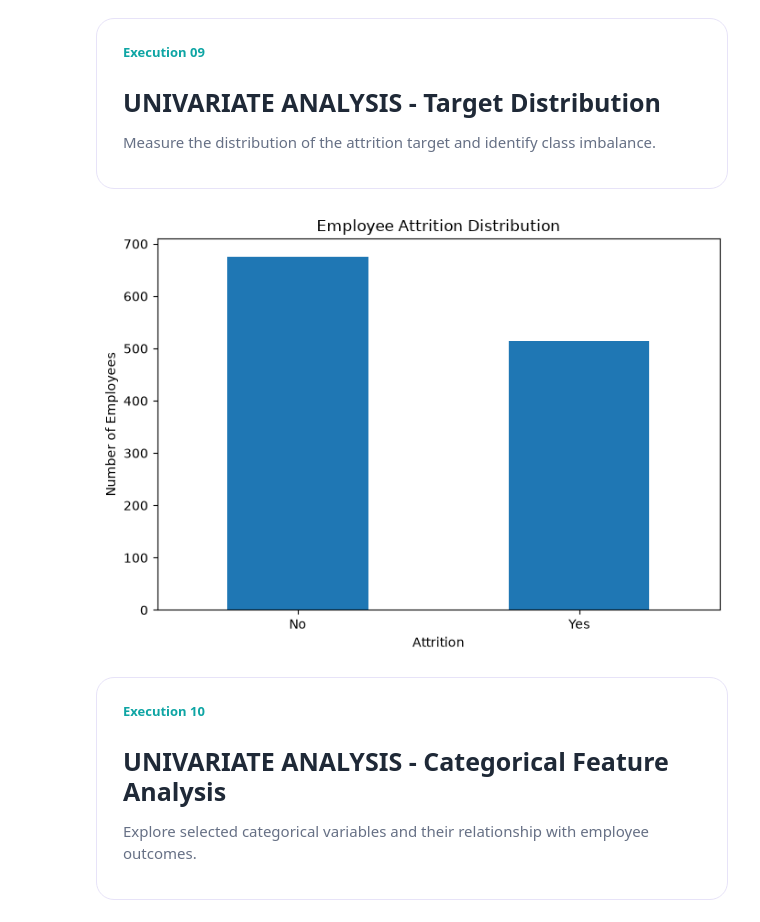
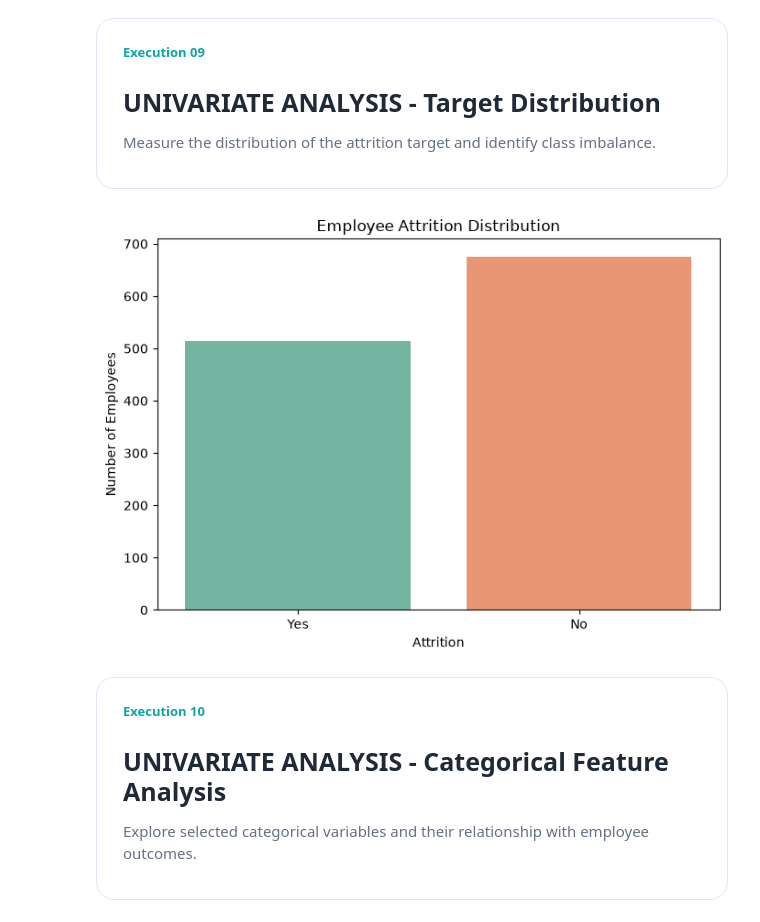
Before and after one commit to uday7219/Employee_Attrition_Project, a Jupyter notebook: employee_attrition_prediction.ipynb, the cells around one changed output. Saved outputs shown, nothing was run; the diff lists cells and outputs as text; code cells hidden in the pictures.

```diff
--- a/employee_attrition_prediction.ipynb
+++ b/employee_attrition_prediction.ipynb
@@ -364,21 +353,21 @@ Duplicate IDs: 0
 <div style="background:linear-gradient(135deg,#ffffff 0%,#f7f5ff 100%);border:1px solid #e7e3f8;border-radius:18px;padding:22px 26px;margin:10px 0 22px;box-shadow:0 8px 24px rgba(31,41,55,.06);font-family: Times New Roman">
 <div style="font-size:13px;font-weight:700;color:#0EA5A4;letter-spacing:1.2px;text-transform:uppercase;margin-bottom:8px;">Execution 09</div><h2 style="margin:0;color:#1f2937;font-size:25px;">UNIVARIATE ANALYSIS - Target Distribution</h2><p style="margin:8px 0 0;color:#667085;font-size:15px;line-height:1.6;">Measure the distribution of the attrition target and identify class imbalance.</p></div>
 # %%
-# ============================================================
 # UNIVARIATE ANALYSIS — TARGET
-# ============================================================
+
 target_counts = eda_df["Attrition"].value_counts()
 
 plt.figure(figsize=(7, 5))
-target_counts.plot(kind="bar")
+sns.countplot(x="Attrition", data=eda_df, palette="Set2")
+
 plt.title("Employee Attrition Distribution")
 plt.xlabel("Attrition")
 plt.ylabel("Number of Employees")
 plt.xticks(rotation=0)
 plt.tight_layout()
 plt.show()
 # %% [output]
-[figure, old version]
+[figure, new version]
 # %% [markdown]
 <div style="background:linear-gradient(135deg,#ffffff 0%,#f7f5ff 100%);border:1px solid #e7e3f8;border-radius:18px;padding:22px 26px;margin:10px 0 22px;box-shadow:0 8px 24px rgba(31,41,55,.06);font-family: Times New Roman">
 <div style="font-size:13px;font-weight:700;color:#0EA5A4;letter-spacing:1.2px;text-transform:uppercase;margin-bottom:8px;">Execution 10</div><h2 style="margin:0;color:#1f2937;font-size:25px;">UNIVARIATE ANALYSIS - Categorical Feature Analysis</h2><p style="margin:8px 0 0;color:#667085;font-size:15px;line-height:1.6;">Explore selected categorical variables and their relationship with employee outcomes.</p></div>
```
Also changed, not shown: parts of 29 cells of this notebook.
